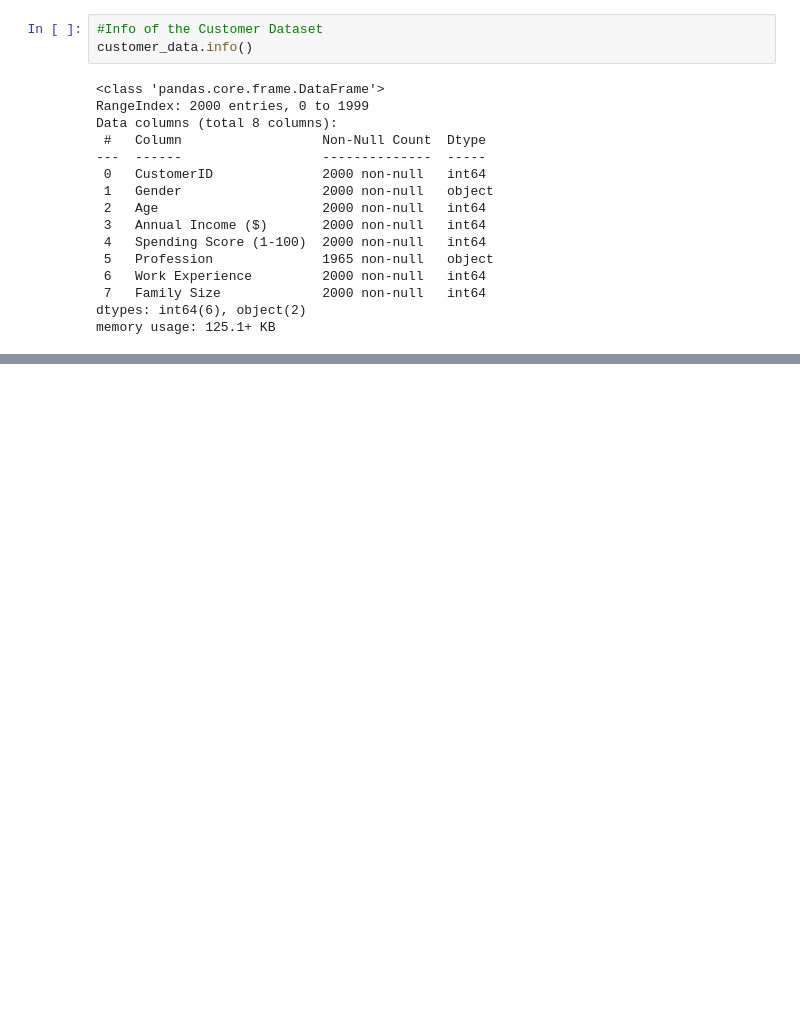
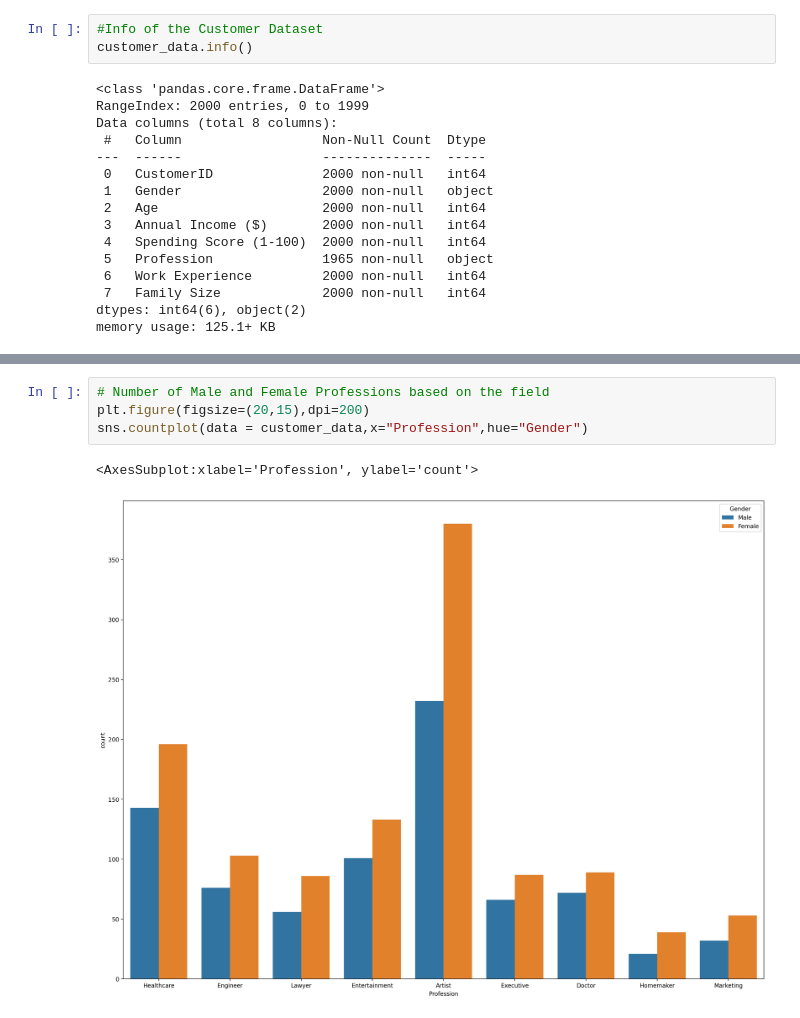
Before and after one commit to Hazel0301/PL, a Jupyter notebook: homework_1.ipynb, the cells around one changed output, grey strips where cells are left out. Saved outputs shown, nothing was run; the diff lists cells and outputs as text; blank space fills up the shorter version.

```diff
--- a/homework_1.ipynb
+++ b/homework_1.ipynb
@@ -61,3 +74,10 @@ Female:  1186
+# %%
+# Number of Male and Female Professions based on the field
+plt.figure(figsize=(20,15),dpi=200)
+sns.countplot(data = customer_data,x="Profession",hue="Gender")
+# %% [output]
+<AxesSubplot:xlabel='Profession', ylabel='count'>
+[figure, added]
 # %%
 #group by Profession
 group_Profession = customer_data.groupby('Profession')
```
Also changed, not shown: parts of 7 cells of this notebook.
